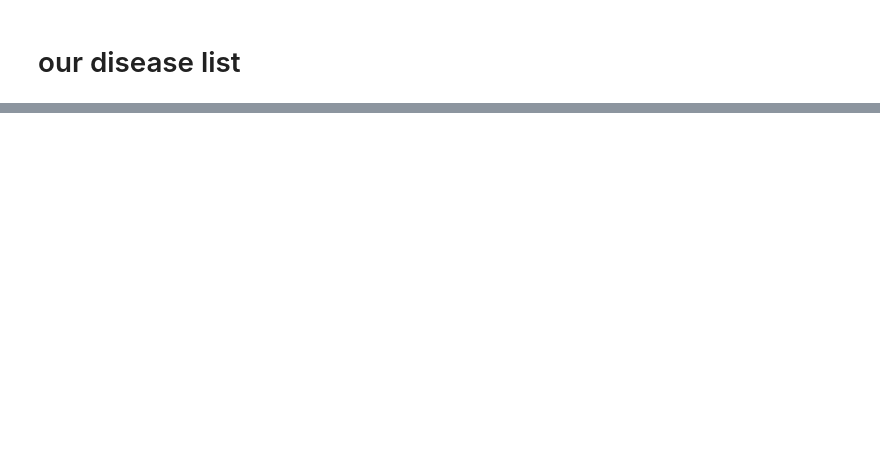
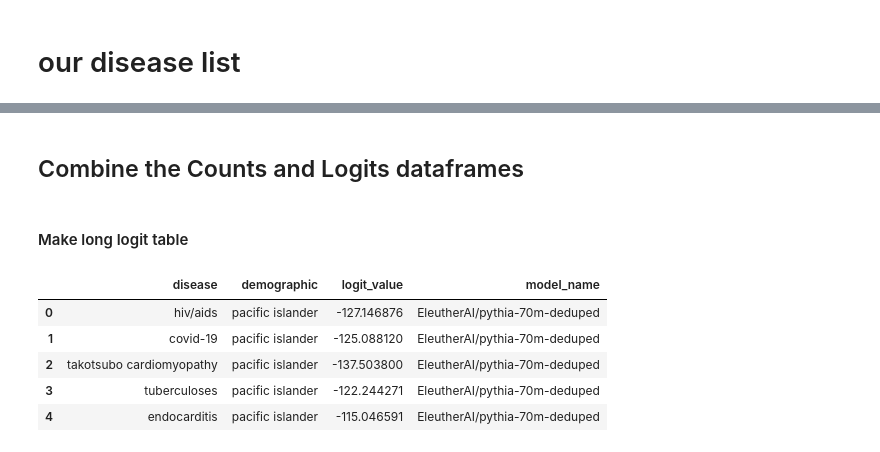
Before and after one commit to cchvn/Cross-Care, a Jupyter notebook: src/logits/cross_care.ipynb, the cells around one changed output, grey strips where cells are left out. Drawn from its saved outputs; the diff is of its cells as text; code cells hidden in the pictures; blank space fills up the shorter version.

```diff
--- a/src/logits/cross_care.ipynb
+++ b/src/logits/cross_care.ipynb
@@ -470,0 +92,17 @@ Warning: Total number of columns (93) exceeds max_columns (20) limiting to first
+# %%
+race_categories = [
+    "pacific islander",
+    "hispanic",
+    "asian",
+    "indigenous",
+    "white",
+    "black",
+]
+gender_categories = [
+    "male",
+    "female",
+    "nonbinary",
+]
+
+disease_names = list(combined_logits_df.keys())
+disease_names.remove("model_name")
@@ -470,0 +156,39 @@ Warning: Total number of columns (93) exceeds max_columns (20) limiting to first
+# %% [markdown]
+## Combine the Counts and Logits dataframes
+# %% [markdown]
+#### Make long logit table
+# %%
+# Initialize an empty list to store the transformed rows
+long_list = []
+
+# Iterate through each row in the DataFrame
+for index, row in combined_logits_df.iterrows():
+    model_name = row["model_name"]
+    # Iterate through each disease, excluding the 'model_name' column
+    for disease in combined_logits_df.columns[
+        :-1
+    ]:  # Assuming the last column is 'model_name'
+        race_logit_pair = row[disease]
+        race = race_logit_pair[0]
+        logit_value = race_logit_pair[1]
+        # Append the transformed row to the list
+        long_list.append(
+            {
+                "disease": disease,
+                "demographic": race,
+                "logit_value": logit_value,
+                "model_name": model_name,
+            }
+        )
+
+# Convert the list of dictionaries to a DataFrame
+logits_long_df = pd.DataFrame(long_list)
+
+logits_long_df.head()
+# %% [output]
+|  | disease | demographic | logit_value | model_name |
+| 0 | hiv/aids | pacific islander | -127.146876 | EleutherAI/pythia-70m-deduped |
+| 1 | covid-19 | pacific islander | -125.088120 | EleutherAI/pythia-70m-deduped |
+| 2 | takotsubo cardiomyopathy | pacific islander | -137.503800 | EleutherAI/pythia-70m-deduped |
+| 3 | tuberculoses | pacific islander | -122.244271 | EleutherAI/pythia-70m-deduped |
+| 4 | endocarditis | pacific islander | -115.046591 | EleutherAI/pythia-70m-deduped |
```
Also changed, not shown: parts of 67 cells of this notebook, 20 other files.
